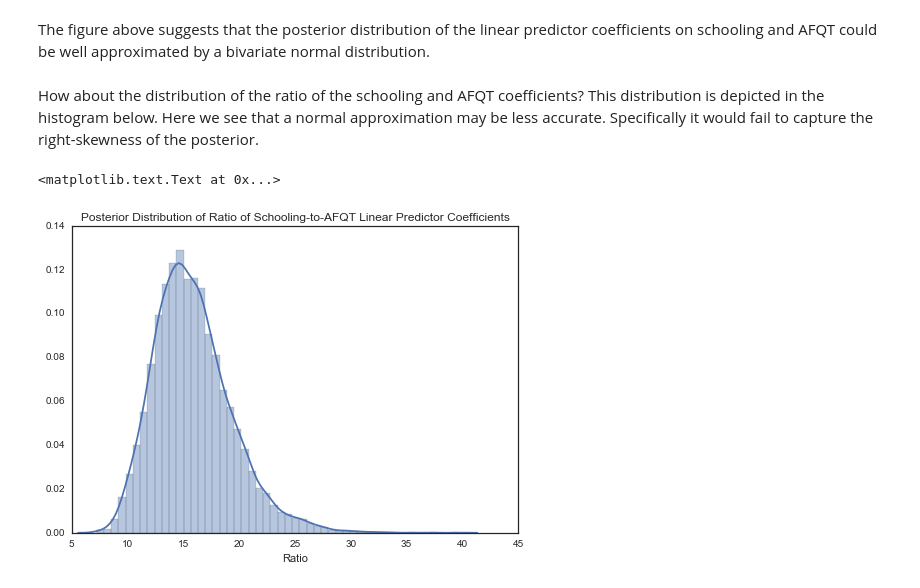
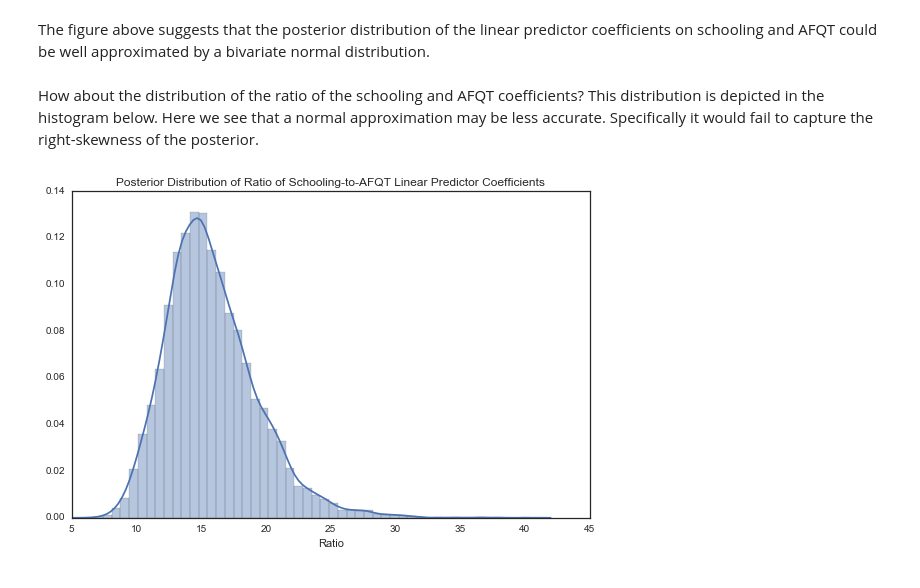
Before and after one commit to bryangraham/Ec240a, a Jupyter notebook: Ec240a_Fall2016/Python/Ec240a_Python_Notebook_2.ipynb, the cells around one changed output. Cells and saved outputs as stored; diff of their text form; code cells hidden in the pictures.

```diff
--- a/Ec240a_Fall2016/Python/Ec240a_Python_Notebook_2.ipynb
+++ b/Ec240a_Fall2016/Python/Ec240a_Python_Notebook_2.ipynb
@@ -290,10 +294,13 @@ How about the distribution of the ratio of the schooling and AFQT coefficients?
 # %%
 # Histogram of coefficient ratio
 sns.distplot(BB['Ratio']);
 plt.title("Posterior Distribution of Ratio of Schooling-to-AFQT Linear Predictor Coefficients")
+
+# Save result
+plt.tight_layout()
+plt.savefig(workdir+'BayesBootstrap_Fig2.png', bbox_inches='tight', dpi=500)
 # %% [output]
-<matplotlib.text.Text at 0x...>
-[figure, old version]
+[figure, new version]
 # %%
 # This imports an attractive notebook style from Github
 from IPython.core.display import HTML
```
Also changed, not shown: parts of 5 cells of this notebook, 2 other files.
